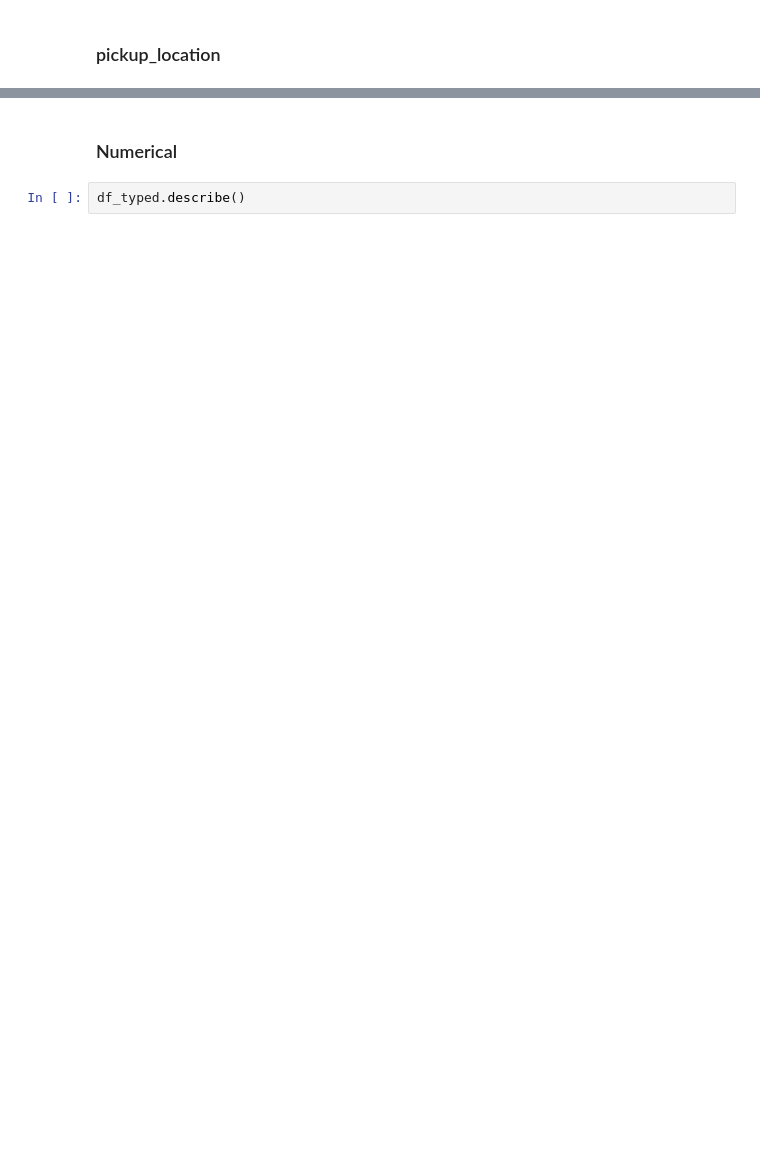
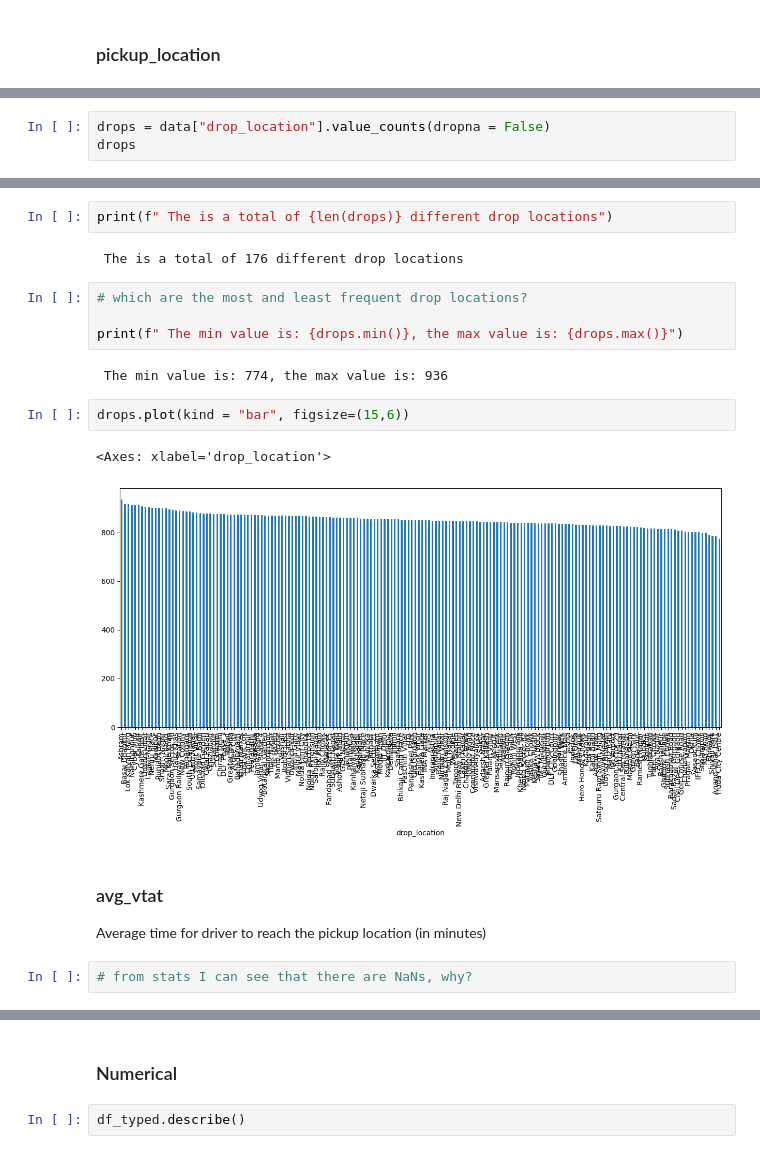
Before and after one commit to amaldu/uber-ride-cancellation-prediction, a Jupyter notebook: uber-analysis/notebooks/04_univar_eda.ipynb, the cells around one changed output, grey strips where cells are left out. Saved outputs shown, nothing was run; the diff lists cells and outputs as text; blank space fills up the shorter version.

```diff
--- a/uber-analysis/notebooks/04_univar_eda.ipynb
+++ b/uber-analysis/notebooks/04_univar_eda.ipynb
@@ -533,0 +725,3 @@ data["vehicle_type"].value_counts(dropna = False)
+# %%
+drops = data["drop_location"].value_counts(dropna = False)
+drops
@@ -533,0 +746,21 @@ data["vehicle_type"].value_counts(dropna = False)
+# %%
+print(f" The is a total of {len(drops)} different drop locations")
+# %% [output]
+ The is a total of 176 different drop locations
+# %%
+# which are the most and least frequent drop locations?
+
+print(f" The min value is: {drops.min()}, the max value is: {drops.max()}")
+# %% [output]
+ The min value is: 774, the max value is: 936
+# %%
+drops.plot(kind = "bar", figsize=(15,6))
+# %% [output]
+<Axes: xlabel='drop_location'>
+[figure, added]
+# %% [markdown]
+### avg_vtat
+
+Average time for driver to reach the pickup location (in minutes)
+# %%
+# from stats I can see that there are NaNs, why?
```
Also changed, not shown: parts of 40 cells of this notebook, 1 other file.
